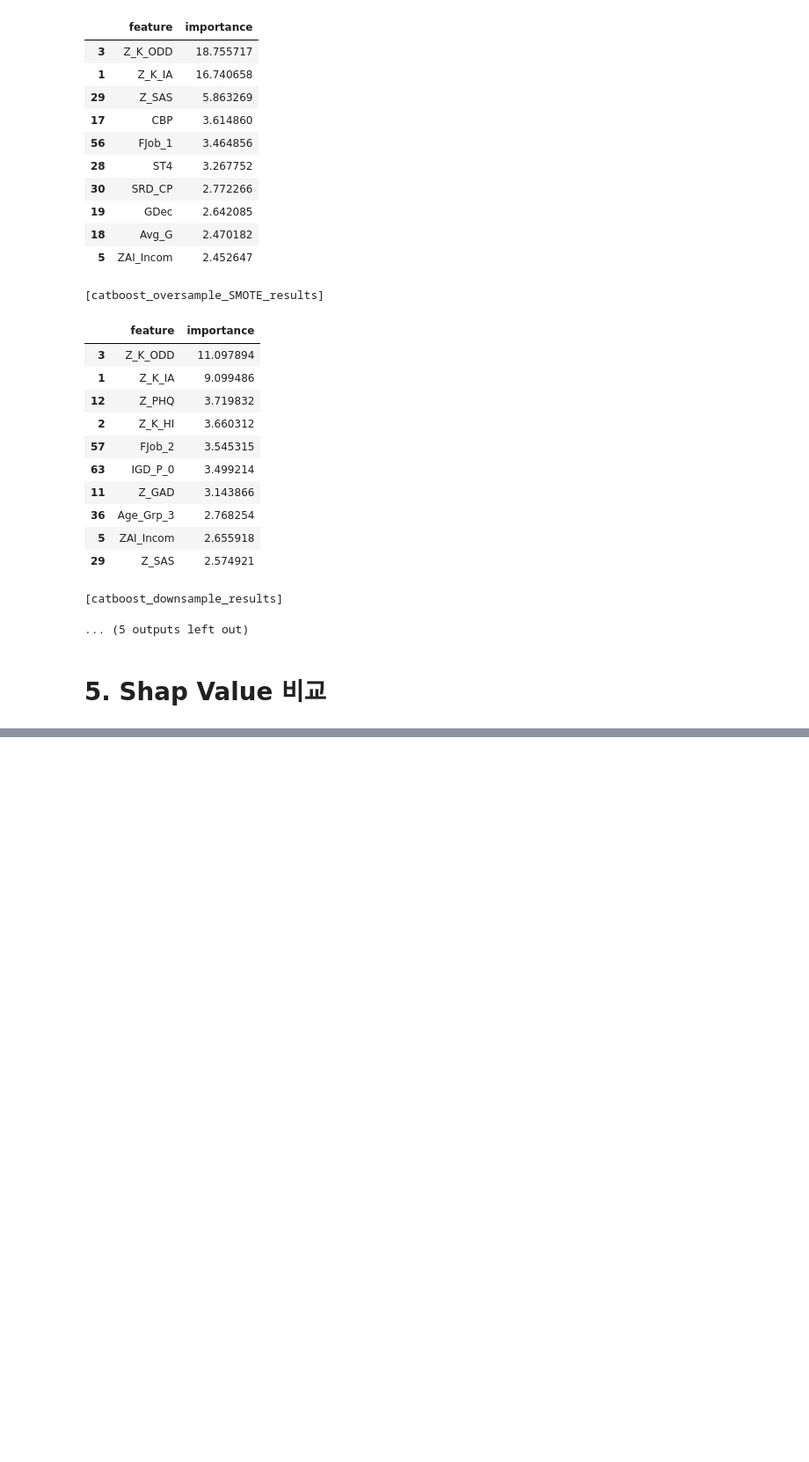
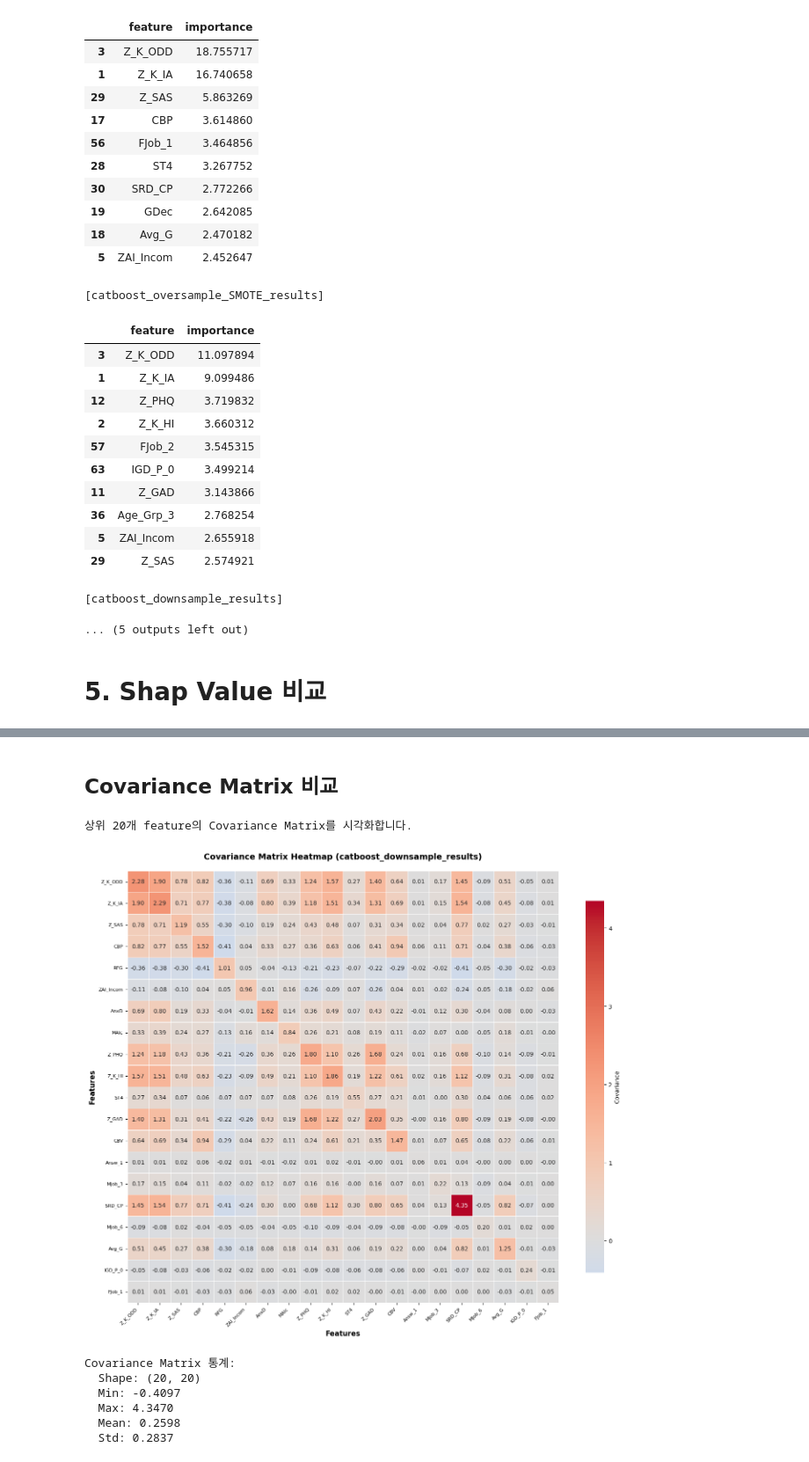
Before and after one commit to dablro12/snuh_hawkeye_ODD, a Jupyter notebook: Notebooks/3_ML_Result_Analayzer.ipynb, the cells around one changed output, grey strips where cells are left out. Shown at 88% size. Drawn from its saved outputs; the diff is of its cells as text; code cells hidden in the pictures; blank space fills up the shorter version.

```diff
--- a/Notebooks/3_ML_Result_Analayzer.ipynb
+++ b/Notebooks/3_ML_Result_Analayzer.ipynb
@@ -418,0 +419,75 @@ plt.show()
+# %% [markdown]
+## Covariance Matrix 비교
+# %%
+# Covariance Matrix 시각화
+result = results_dict['catboost_downsample_results']
+test_inputs = result['test_inputs']
+
+# Covariance Matrix 계산
+cov_matrix = test_inputs.cov()
+
+# Feature가 많을 경우 상위 중요 feature만 선택 (선택사항)
+# feature_importance를 사용하여 상위 N개 feature 선택
+if 'feature_importances' in result:
+    top_features = result['feature_importances'].head(20)['feature'].tolist()
+    # test_inputs에 있는 feature만 필터링
+    top_features = [f for f in top_features if f in test_inputs.columns]
+    if len(top_features) > 0:
+        cov_matrix = test_inputs[top_features].cov()
+        print(f"상위 {len(top_features)}개 feature의 Covariance Matrix를 시각화합니다.")
+    else:
+        print("Feature importance와 test_inputs의 feature가 일치하지 않습니다. 전체 feature를 사용합니다.")
+else:
+    # Feature가 너무 많으면 일부만 선택 (예: 상위 30개)
+    if len(test_inputs.columns) > 30:
+        # 분산이 큰 feature 상위 30개 선택
+        feature_vars = test_inputs.var().sort_values(ascending=False)
+        top_features = feature_vars.head(30).index.tolist()
+        cov_matrix = test_inputs[top_features].cov()
+        print(f"Feature가 많아 분산 상위 {len(top_features)}개 feature의 Covariance Matrix를 시각화합니다.")
+    else:
+        print(f"전체 {len(test_inputs.columns)}개 feature의 Covariance Matrix를 시각화합니다.")
+
+# Heatmap 시각화
+plt.figure(figsize=(14, 12))
+sns.heatmap(
+    cov_matrix,
+    annot=True,  # 값이 많으면 False로 설정
+    fmt='.2f',
+    cmap='coolwarm',
+    center=0,
+    square=True,
+    linewidths=0.5,
+    cbar_kws={"shrink": 0.8, "label": "Covariance"},
+    xticklabels=True,
+    yticklabels=True
+)
+
+plt.title('Covariance Matrix Heatmap (catboost_downsample_results)',
+          fontsize=14, fontweight='bold', pad=20)
+plt.xlabel('Features', fontsize=12, fontweight='bold')
+plt.ylabel('Features', fontsize=12, fontweight='bold')
+
+# X축, Y축 레이블 회전 (가독성 향상)
+plt.xticks(rotation=45, ha='right', fontsize=8)
+plt.yticks(rotation=0, fontsize=8)
+
+plt.tight_layout()
+plt.show()
+
+# 통계 정보 출력
+print(f"\nCovariance Matrix 통계:")
+print(f"  Shape: {cov_matrix.shape}")
+print(f"  Min: {cov_matrix.min().min():.4f}")
+print(f"  Max: {cov_matrix.max().max():.4f}")
+print(f"  Mean: {cov_matrix.mean().mean():.4f}")
+print(f"  Std: {cov_matrix.std().std():.4f}")
+# %% [output]
+상위 20개 feature의 Covariance Matrix를 시각화합니다.
+[figure, added]
+Covariance Matrix 통계:
+  Shape: (20, 20)
+  Min: -0.4097
+  Max: 4.3470
+  Mean: 0.2598
+  Std: 0.2837
```
Also changed, not shown: parts of 2 cells of this notebook, 3 other files.
